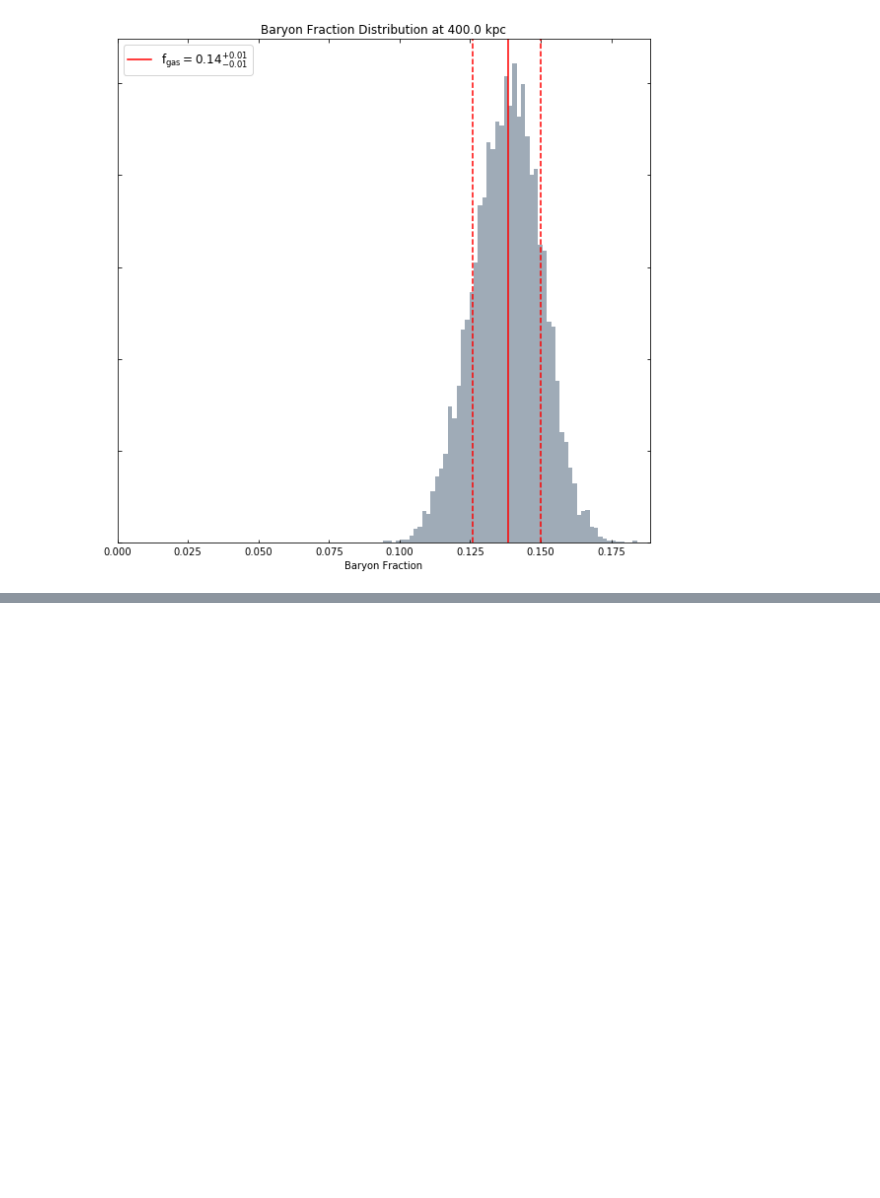
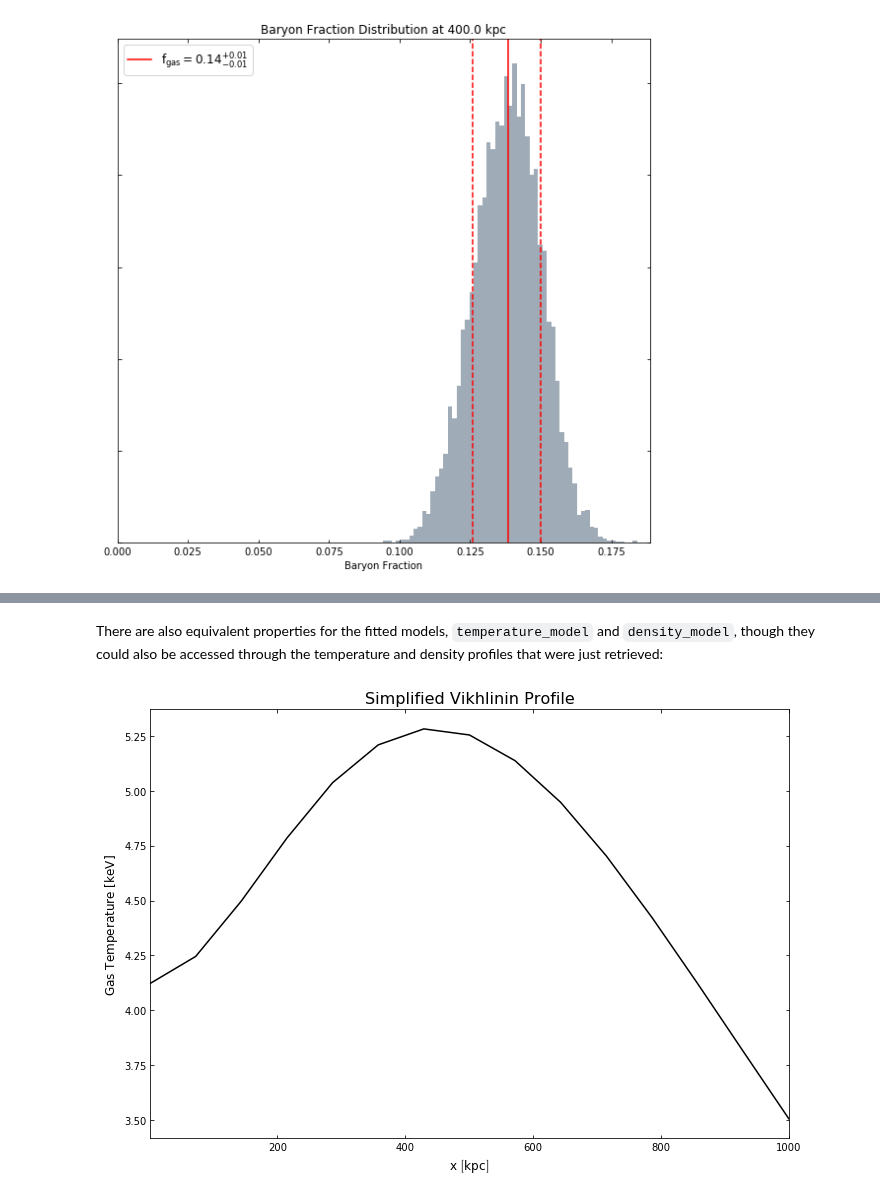
Before and after one commit to DavidT3/XGA, a Jupyter notebook: docs/source/notebooks/advanced_tutorials/hydrostatic_mass.ipynb, the cells around one changed output, grey strips where cells are left out. Saved outputs shown, nothing was run; the diff lists cells and outputs as text; code cells hidden in the pictures; blank space fills up the shorter version.

```diff
--- a/docs/source/notebooks/advanced_tutorials/hydrostatic_mass.ipynb
+++ b/docs/source/notebooks/advanced_tutorials/hydrostatic_mass.ipynb
@@ -195,0 +249,7 @@ hym_prof.view_baryon_fraction_dist(Quantity(400, 'kpc'))
+# %% [markdown]
+There are also equivalent properties for the fitted models, `temperature_model` and `density_model`, though they could also be accessed through the temperature and density profiles that were just retrieved:
+# %%
+hym_prof.temperature_model.view(Quantity(np.linspace(1, 1000, 15), 'kpc'), xscale='linear',
+                                yscale='linear', figsize=(10, 7))
+# %% [output]
+[figure, added]
```
Also changed, not shown: parts of 23 cells of this notebook, 1 other file.
